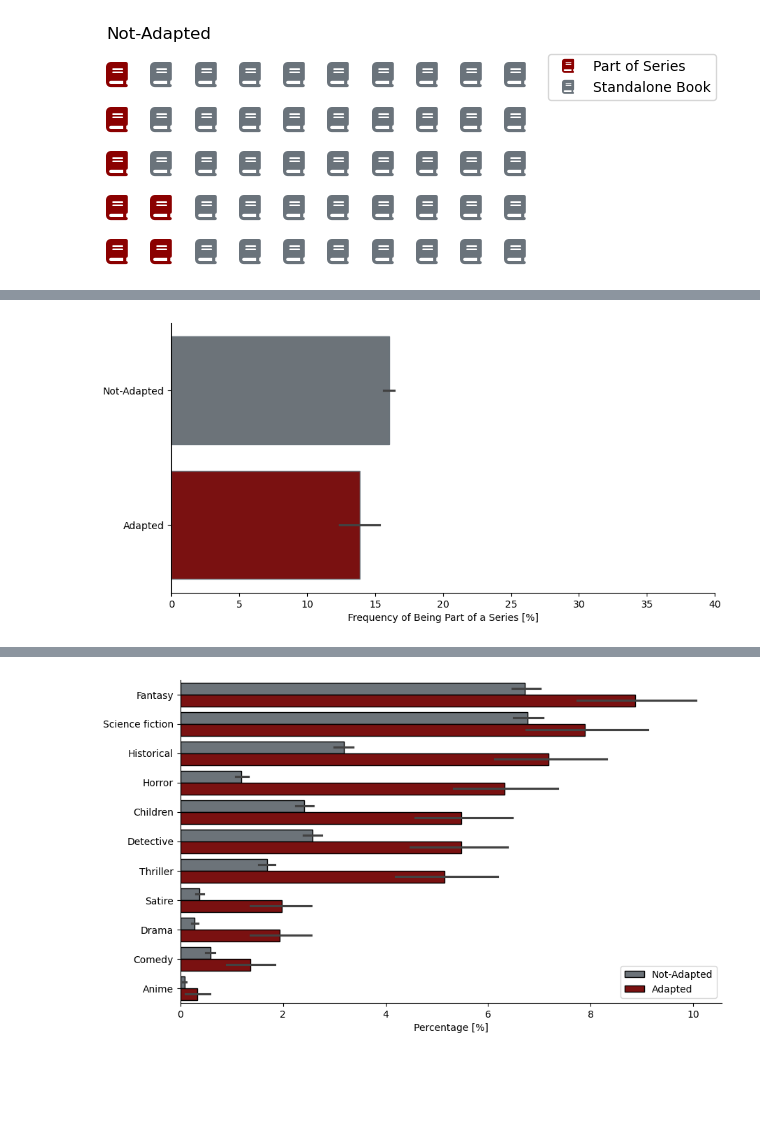
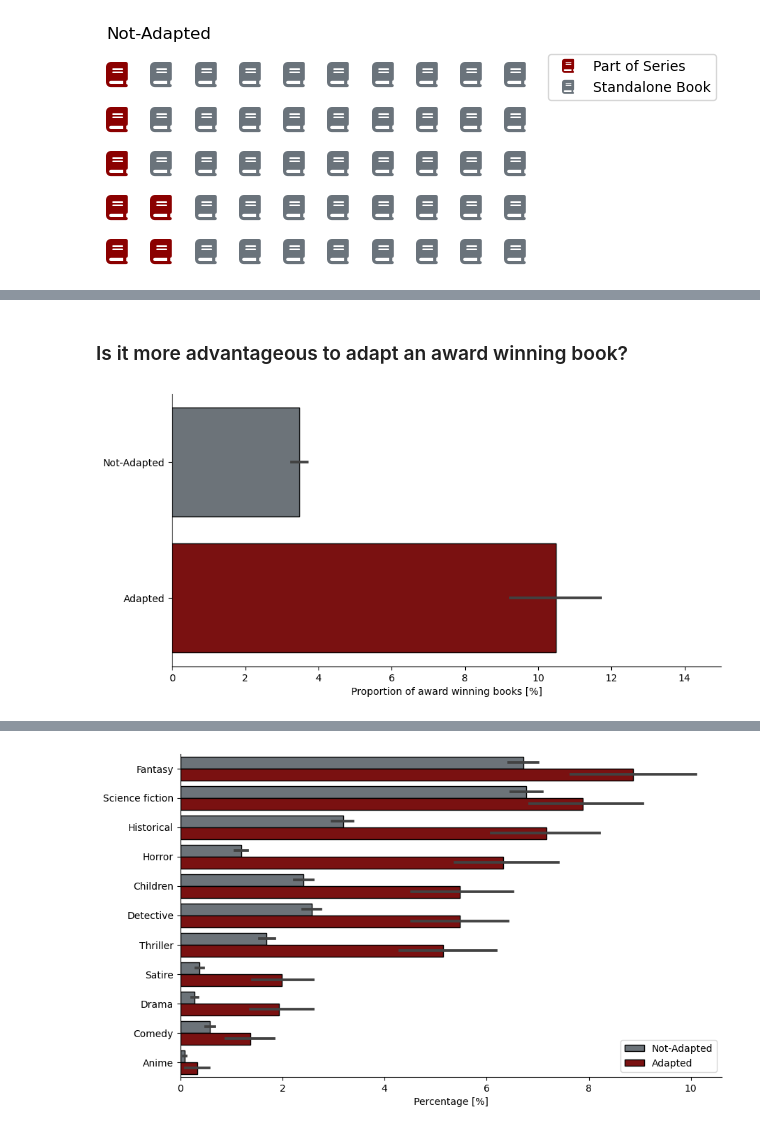
Before and after one commit to epfl-ada/ada-2023-project-team0110, a Jupyter notebook: milestone_3.ipynb, the cells around one changed output, grey strips where cells are left out. Drawn from its saved outputs; the diff is of its cells as text; code cells hidden in the pictures; blank space fills up the shorter version.

```diff
--- a/milestone_3.ipynb
+++ b/milestone_3.ipynb
@@ -430,13 +499,16 @@ fig_2 = plt.figure(
+# %% [markdown]
+### Is it more advantageous to adapt an award winning book?
 # %%
-adapted_book_df['book_part_of_series_pct'] = adapted_book_df['book_part_of_series'] * 100
+adapted_book_df['book_won_price_pct'] = adapted_book_df['book_won_price'] * 100
 
 fig, ax = plt.subplots(figsize=(10, 5))
-sns.barplot(data=adapted_book_df, y='label', x='book_part_of_series_pct', palette=['#6a737b', '#8B0000'], edgecolor='#6a737b', ax=ax)
-plt.xlabel('Frequency of Being Part of a Series [%]')
+sns.barplot(data=adapted_book_df, y='label', x='book_won_price_pct', palette=['#6a737b', '#8B0000'], edgecolor='.0', ax=ax)
+plt.xlabel('Proportion of award winning books [%]')
 plt.ylabel('')
-plt.xlim(0,40)
+
+plt.xlim(0,15)
 ax.spines["top"].set_visible(False)
 ax.spines["right"].set_visible(False)
 plt.show()
 # %% [output]
-[figure, old version]
+[figure, new version]
```
Also changed, not shown: parts of 45 cells of this notebook, 11 other files.
